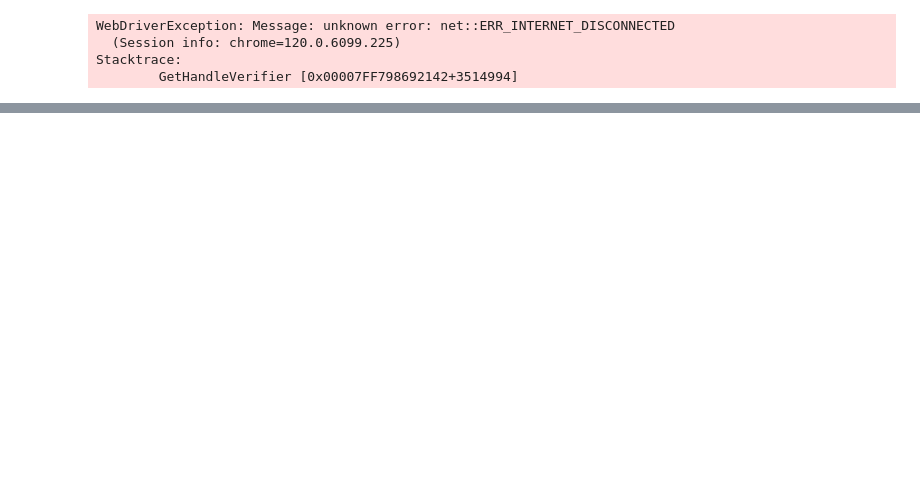
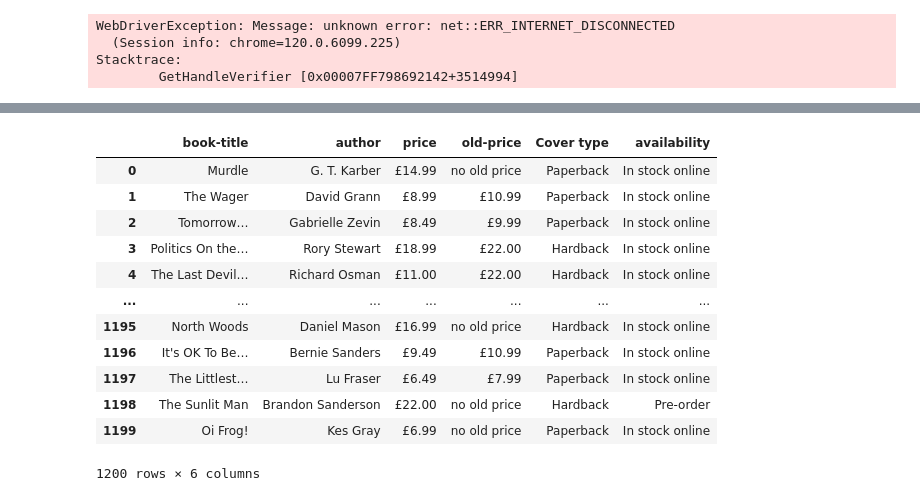
Before and after one commit to MOROLAKEOJO/WEB-SCRAPPING, a Jupyter notebook: WEB SCRAPPING.ipynb, the cells around one changed output, grey strips where cells are left out. Cells and saved outputs as stored; diff of their text form; code cells hidden in the pictures; blank space fills up the shorter version.

```diff
--- a/WEB SCRAPPING.ipynb
+++ b/WEB SCRAPPING.ipynb
@@ -850,0 +854,18 @@ df
+# %%
+df=pd.DataFrame(t)
+df
+df.to_csv("book.csv", index=False)
+# %% [output]
+|  | book-title | author | price | old-price | Cover type | availability |
+| 0 | Murdle | G. T. Karber | £14.99 | no old price | Paperback | In stock online |
+| 1 | The Wager | David Grann | £8.99 | £10.99 | Paperback | In stock online |
+| 2 | Tomorrow… | Gabrielle Zevin | £8.49 | £9.99 | Paperback | In stock online |
+| 3 | Politics On the… | Rory Stewart | £18.99 | £22.00 | Hardback | In stock online |
+| 4 | The Last Devil… | Richard Osman | £11.00 | £22.00 | Hardback | In stock online |
+| ... | ... | ... | ... | ... | ... | ... |
+| 1195 | North Woods | Daniel Mason | £16.99 | no old price | Hardback | In stock online |
+| 1196 | It's OK To Be… | Bernie Sanders | £9.49 | £10.99 | Paperback | In stock online |
+| 1197 | The Littlest… | Lu Fraser | £6.49 | £7.99 | Paperback | In stock online |
+| 1198 | The Sunlit Man | Brandon Sanderson | £22.00 | no old price | Hardback | Pre-order |
+| 1199 | Oi Frog! | Kes Gray | £6.99 | no old price | Paperback | In stock online |
+1200 rows × 6 columns
```
Also changed, not shown: parts of 50 cells of this notebook.
